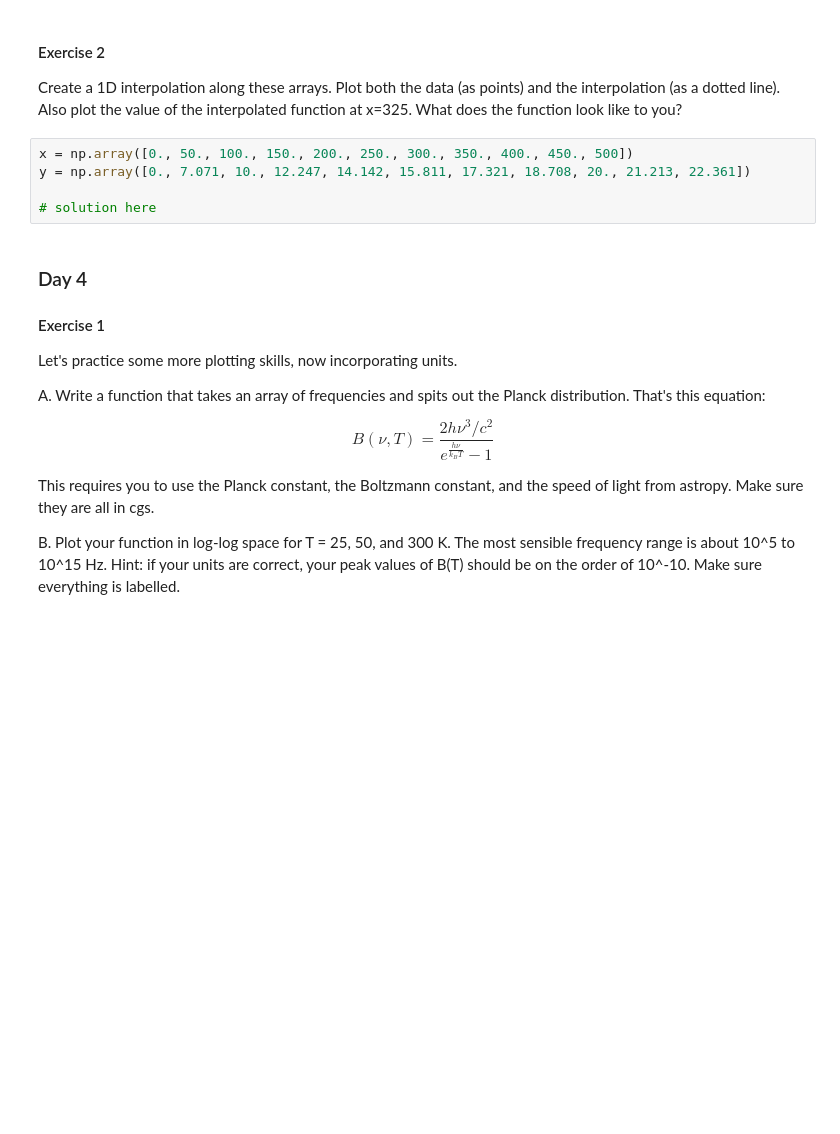
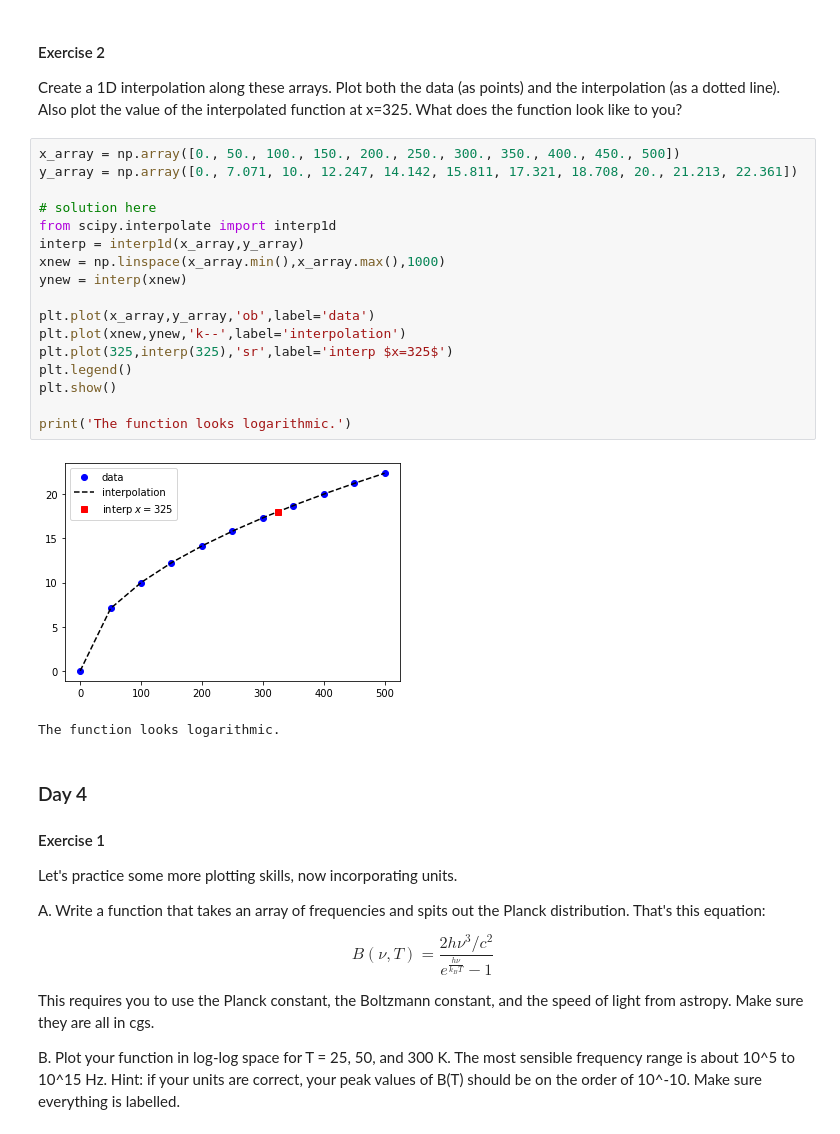
Before and after one commit to UTAustinTAURUS/day-1-exercises-MariaStraight, a Jupyter notebook: Exercises-Day1.ipynb, the cells around one changed output. Saved outputs shown, nothing was run; the diff lists cells and outputs as text; blank space fills up the shorter version.

```diff
--- a/Exercises-Day1.ipynb
+++ b/Exercises-Day1.ipynb
@@ -166,10 +192,25 @@ Hint: if you attempt to call a function from a library or package that hasn't be
 
 Create a 1D interpolation along these arrays. Plot both the data (as points) and the interpolation (as a dotted line). Also plot the value of the interpolated function at x=325. What does the function look like to you?
 # %%
-x = np.array([0., 50., 100., 150., 200., 250., 300., 350., 400., 450., 500])
-y = np.array([0., 7.071, 10., 12.247, 14.142, 15.811, 17.321, 18.708, 20., 21.213, 22.361])
+x_array = np.array([0., 50., 100., 150., 200., 250., 300., 350., 400., 450., 500])
+y_array = np.array([0., 7.071, 10., 12.247, 14.142, 15.811, 17.321, 18.708, 20., 21.213, 22.361])
 
 # solution here
+from scipy.interpolate import interp1d
+interp = interp1d(x_array,y_array)
+xnew = np.linspace(x_array.min(),x_array.max(),1000)
+ynew = interp(xnew)
+
+plt.plot(x_array,y_array,'ob',label='data')
+plt.plot(xnew,ynew,'k--',label='interpolation')
+plt.plot(325,interp(325),'sr',label='interp $x=325$')
+plt.legend()
+plt.show()
+
+print('The function looks logarithmic.')
+# %% [output]
+[figure, added]
+The function looks logarithmic.
 # %% [markdown]
 ### Day 4
 
```
Also changed, not shown: parts of 9 cells of this notebook.
